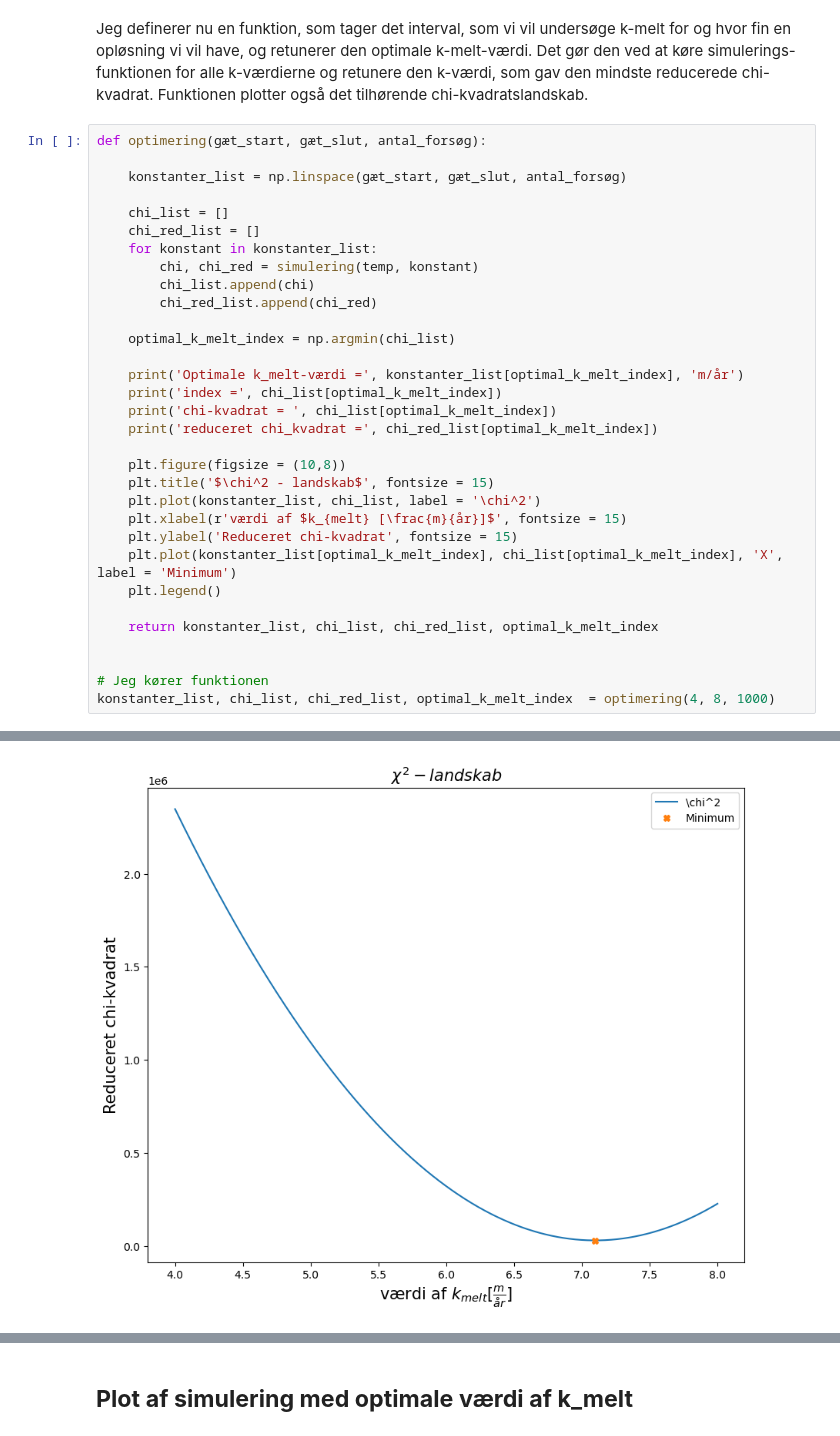
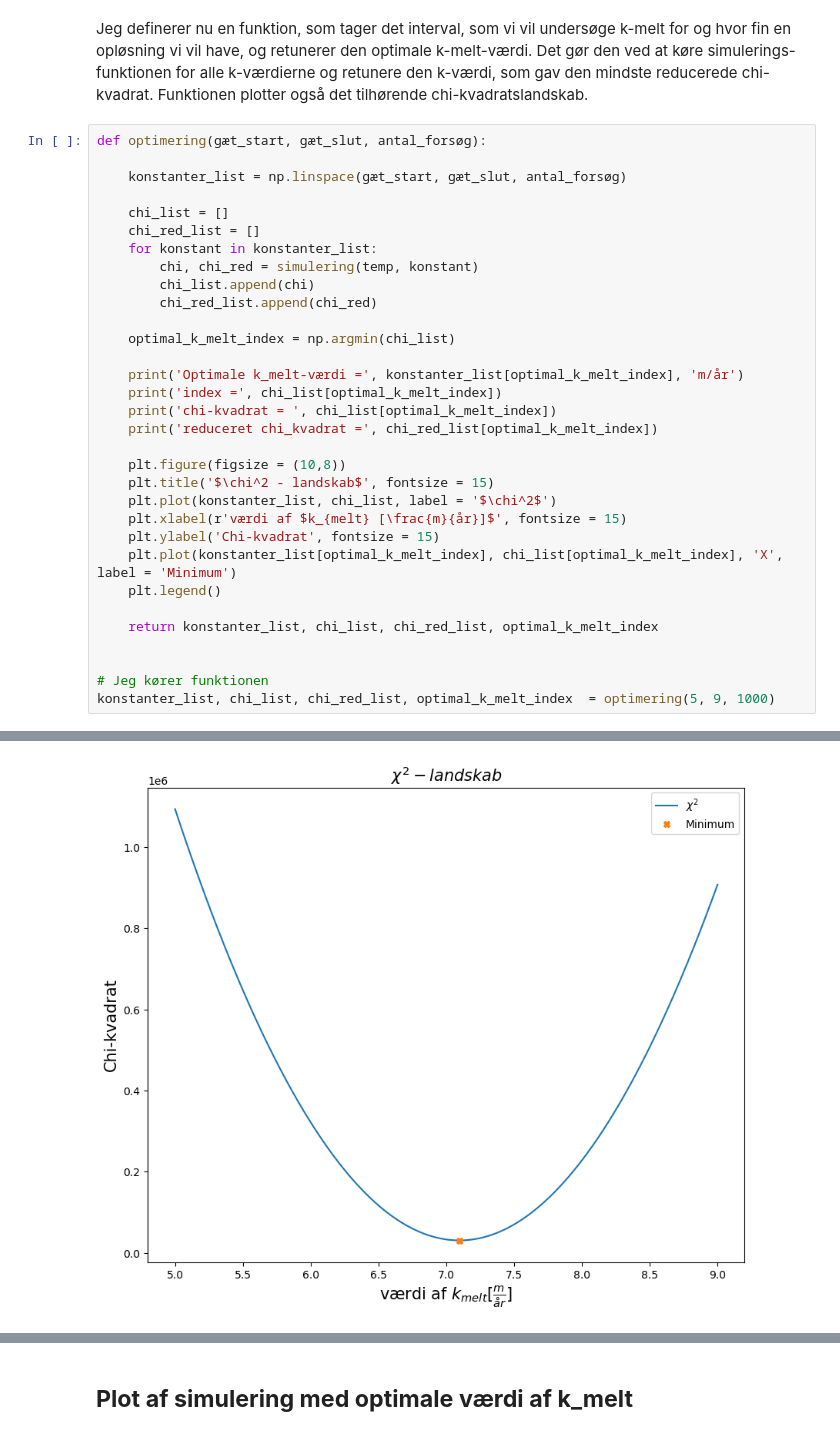
Before and after one commit to jeppegrejs/CASK, a Jupyter notebook: Clara/Tuning med gennemsnitsreference - baglæns med kvartdagsskridt.ipynb, the cells around one changed output, grey strips where cells are left out. Saved outputs shown, nothing was run; the diff lists cells and outputs as text.

```diff
--- a/Clara/Tuning med gennemsnitsreference - baglæns med kvartdagsskridt.ipynb
+++ b/Clara/Tuning med gennemsnitsreference - baglæns med kvartdagsskridt.ipynb
@@ -226,9 +226,9 @@ def optimering(gæt_start, gæt_slut, antal_forsøg):
 
     plt.figure(figsize = (10,8))
     plt.title('$\chi^2 - landskab$', fontsize = 15)
-    plt.plot(konstanter_list, chi_list, label = '\chi^2')
+    plt.plot(konstanter_list, chi_list, label = '$\chi^2$')
     plt.xlabel(r'værdi af $k_{melt} [\frac{m}{år}]$', fontsize = 15)
-    plt.ylabel('Reduceret chi-kvadrat', fontsize = 15)
+    plt.ylabel('Chi-kvadrat', fontsize = 15)
     plt.plot(konstanter_list[optimal_k_melt_index], chi_list[optimal_k_melt_index], 'X', label = 'Minimum')
     plt.legend()
 
@@ -236,5 +236,5 @@ def optimering(gæt_start, gæt_slut, antal_forsøg):
 
 
 # Jeg kører funktionen
-konstanter_list, chi_list, chi_red_list, optimal_k_melt_index  = optimering(4, 8, 1000)
+konstanter_list, chi_list, chi_red_list, optimal_k_melt_index  = optimering(5, 9, 1000)
 # %% [output]
@@ -245 +245 @@ reduceret chi_kvadrat = 162.23448865316837
-[figure, old version]
+[figure, new version]
```
Also changed, not shown: parts of 4 cells of this notebook.
